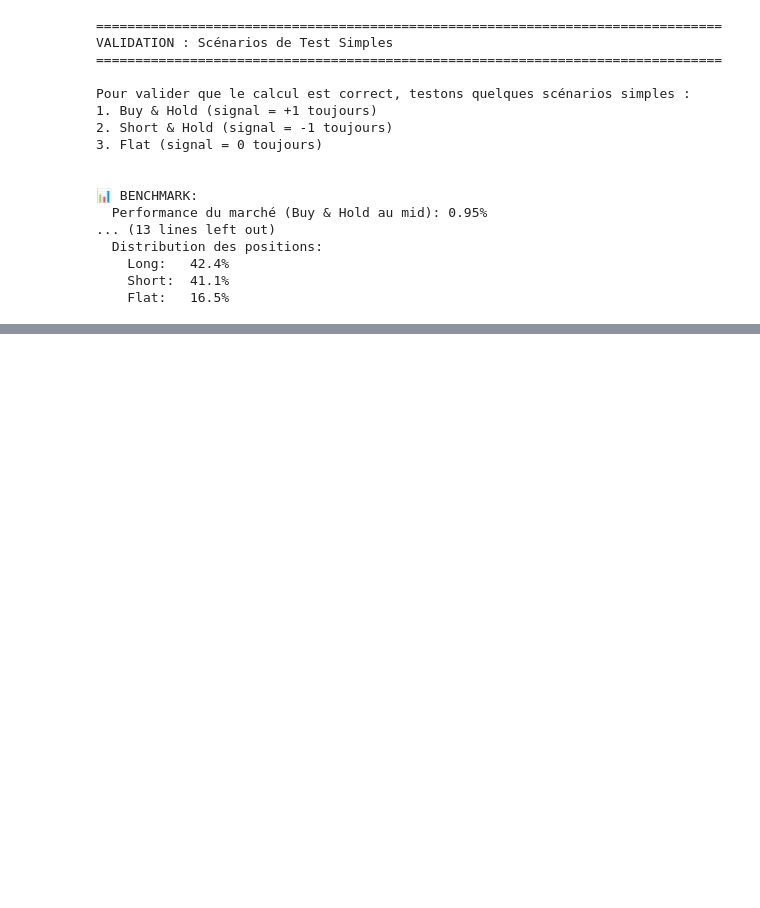
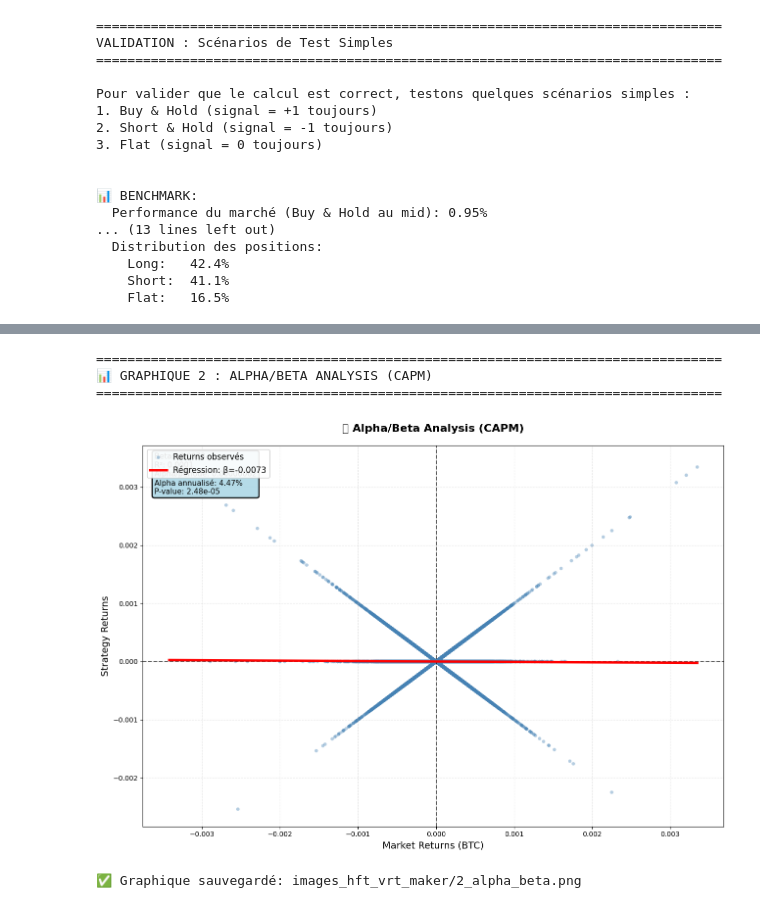
Before and after one commit to 333Rosky/strategy_library, a Jupyter notebook: High Frequency Trading/hft_vrt_maker.ipynb, the cells around one changed output, grey strips where cells are left out. Saved outputs shown, nothing was run; the diff lists cells and outputs as text; code cells hidden in the pictures; blank space fills up the shorter version.

```diff
--- a/High Frequency Trading/hft_vrt_maker.ipynb
+++ b/High Frequency Trading/hft_vrt_maker.ipynb
@@ -1098,0 +1590,54 @@ Pour valider que le calcul est correct, testons quelques scénarios simples :
+# %%
+# 📊 GRAPHIQUE 2/6 : ALPHA/BETA ANALYSIS
+
+print("="*80)
+print("📊 GRAPHIQUE 2 : ALPHA/BETA ANALYSIS (CAPM)")
+print("="*80)
+
+if 'strategy_returns_clean' in locals() and 'market_returns_clean' in locals():
+    fig, ax = plt.subplots(figsize=(13, 9))
+
+    # Scatter plot
+    ax.scatter(market_returns_clean, strategy_returns_clean,
+               alpha=0.4, s=25, c='steelblue', edgecolors='none', label='Returns observés')
+
+    # Ligne de régression
+    x_line = np.array([market_returns_clean.min(), market_returns_clean.max()])
+    y_line = alpha_per_period + beta * x_line
+    ax.plot(x_line, y_line, 'r-', linewidth=3.5,
+             label=f'Régression: β={beta:.4f}', zorder=10)
+
+    # Axes
+    ax.axhline(0, color='black', linestyle='--', alpha=0.6, linewidth=1.5)
+    ax.axvline(0, color='black', linestyle='--', alpha=0.6, linewidth=1.5)
+
+    ax.set_xlabel('Market Returns (BTC)', fontsize=14)
+    ax.set_ylabel('Strategy Returns', fontsize=14)
+    ax.set_title('📊 Alpha/Beta Analysis (CAPM)', fontsize=16, fontweight='bold', pad=20)
+    ax.legend(fontsize=12, loc='upper left', framealpha=0.9)
+    ax.grid(alpha=0.3, linestyle='--')
+
+    # Annotation avec boîte
+    annot_text = f"""Beta: {beta:.4f}
+R²: {r_squared:.4f}
+Alpha/période: {alpha_per_period:.8f}
+Alpha annualisé: {alpha_annualized*100:.2f}%
+P-value: {p_value:.2e}"""
+
+    ax.text(0.02, 0.98, annot_text,
+             transform=ax.transAxes, fontsize=11, verticalalignment='top',
+             bbox=dict(boxstyle='round', facecolor='lightblue', alpha=0.9, edgecolor='black', linewidth=2))
+
+    plt.tight_layout()
+    plt.savefig('images_hft_vrt_maker/2_alpha_beta.png', dpi=150, bbox_inches='tight')
+    plt.show()
+
+    print("✅ Graphique sauvegardé: images_hft_vrt_maker/2_alpha_beta.png")
+else:
+    print("❌ Erreur: Données non disponibles")
+# %% [output]
+================================================================================
+📊 GRAPHIQUE 2 : ALPHA/BETA ANALYSIS (CAPM)
+================================================================================
+[figure, added]
+✅ Graphique sauvegardé: images_hft_vrt_maker/2_alpha_beta.png
```
Also changed, not shown: parts of 6 cells of this notebook, 14 other files.
